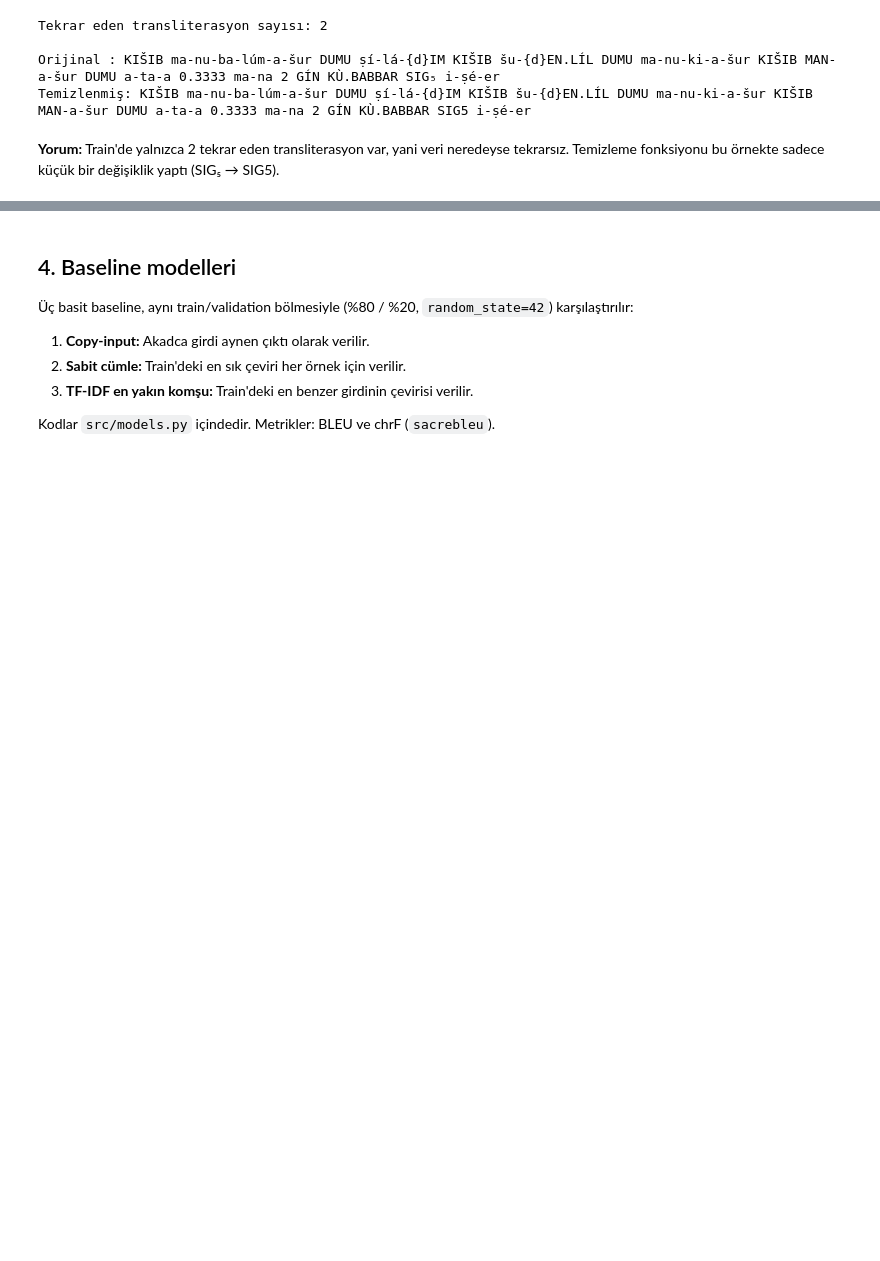
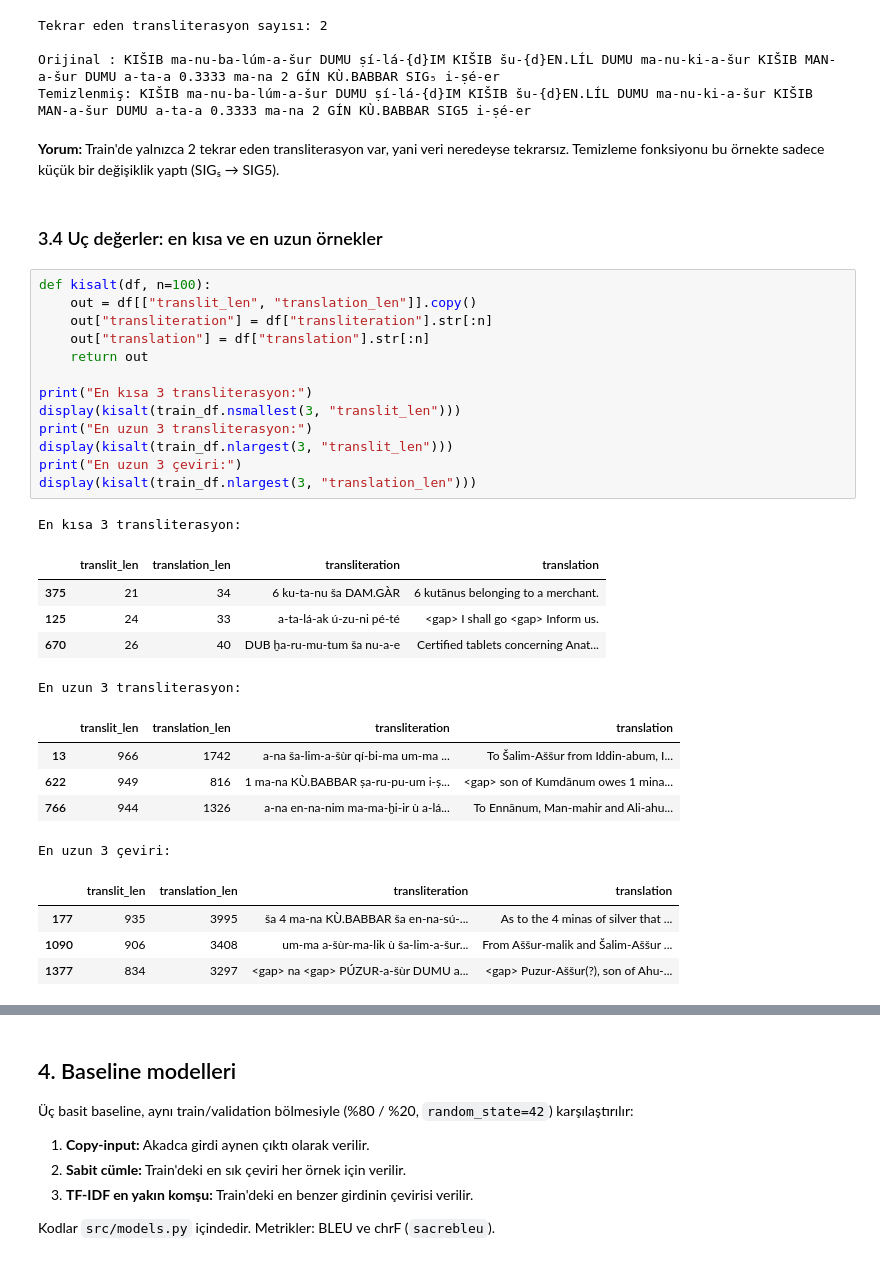
Before and after one commit to MetehanBB/GROUP36_CENG313, a Jupyter notebook: assignment1_eda_baseline.ipynb, the cells around one changed output, grey strips where cells are left out. Saved outputs shown, nothing was run; the diff lists cells and outputs as text; blank space fills up the shorter version.

```diff
--- a/assignment1_eda_baseline.ipynb
+++ b/assignment1_eda_baseline.ipynb
@@ -159,3 +162,34 @@ Orijinal : KIŠIB ma-nu-ba-lúm-a-šur DUMU ṣí-lá-{d}IM KIŠIB šu-{d}EN.LÍ
 Temizlenmiş: KIŠIB ma-nu-ba-lúm-a-šur DUMU ṣí-lá-{d}IM KIŠIB šu-{d}EN.LÍL DUMU ma-nu-ki-a-šur KIŠIB MAN-a-šur DUMU a-ta-a 0.3333 ma-na 2 GÍN KÙ.BABBAR SIG5 i-ṣé-er
 # %% [markdown]
 **Yorum:** Train'de yalnızca 2 tekrar eden transliterasyon var, yani veri neredeyse tekrarsız. Temizleme fonksiyonu bu örnekte sadece küçük bir değişiklik yaptı (SIG₅ → SIG5).
+# %% [markdown]
+### 3.4 Uç değerler: en kısa ve en uzun örnekler
+# %%
+def kisalt(df, n=100):
+    out = df[["translit_len", "translation_len"]].copy()
+    out["transliteration"] = df["transliteration"].str[:n]
+    out["translation"] = df["translation"].str[:n]
+    return out
+
+print("En kısa 3 transliterasyon:")
+display(kisalt(train_df.nsmallest(3, "translit_len")))
+print("En uzun 3 transliterasyon:")
+display(kisalt(train_df.nlargest(3, "translit_len")))
+print("En uzun 3 çeviri:")
+display(kisalt(train_df.nlargest(3, "translation_len")))
+# %% [output]
+En kısa 3 transliterasyon:
+|  | translit_len | translation_len | transliteration | translation |
+| 375 | 21 | 34 | 6 ku-ta-nu ša DAM.GÀR | 6 kutānus belonging to a merchant. |
+| 125 | 24 | 33 | a-ta-lá-ak ú-zu-ni pé-té | <gap> I shall go <gap> Inform us. |
+| 670 | 26 | 40 | DUB ḫa-ru-mu-tum ša nu-a-e | Certified tablets concerning Anat... |
+En uzun 3 transliterasyon:
+|  | translit_len | translation_len | transliteration | translation |
+| 13 | 966 | 1742 | a-na ša-lim-a-šùr qí-bi-ma um-ma ... | To Šalim-Aššur from Iddin-abum, I... |
+| 622 | 949 | 816 | 1 ma-na KÙ.BABBAR ṣa-ru-pu-um i-ṣ... | <gap> son of Kumdānum owes 1 mina... |
+| 766 | 944 | 1326 | a-na en-na-nim ma-ma-ḫi-ir ù a-lá... | To Ennānum, Man-mahir and Ali-ahu... |
+En uzun 3 çeviri:
+|  | translit_len | translation_len | transliteration | translation |
+| 177 | 935 | 3995 | ša 4 ma-na KÙ.BABBAR ša en-na-sú-... | As to the 4 minas of silver that ... |
+| 1090 | 906 | 3408 | um-ma a-šùr-ma-lik ù ša-lim-a-šur... | From Aššur-malik and Šalim-Aššur ... |
+| 1377 | 834 | 3297 | <gap> na <gap> PÚZUR-a-šùr DUMU a... | <gap> Puzur-Aššur(?), son of Ahu-... |
```
Also changed, not shown: parts of 10 cells of this notebook.
